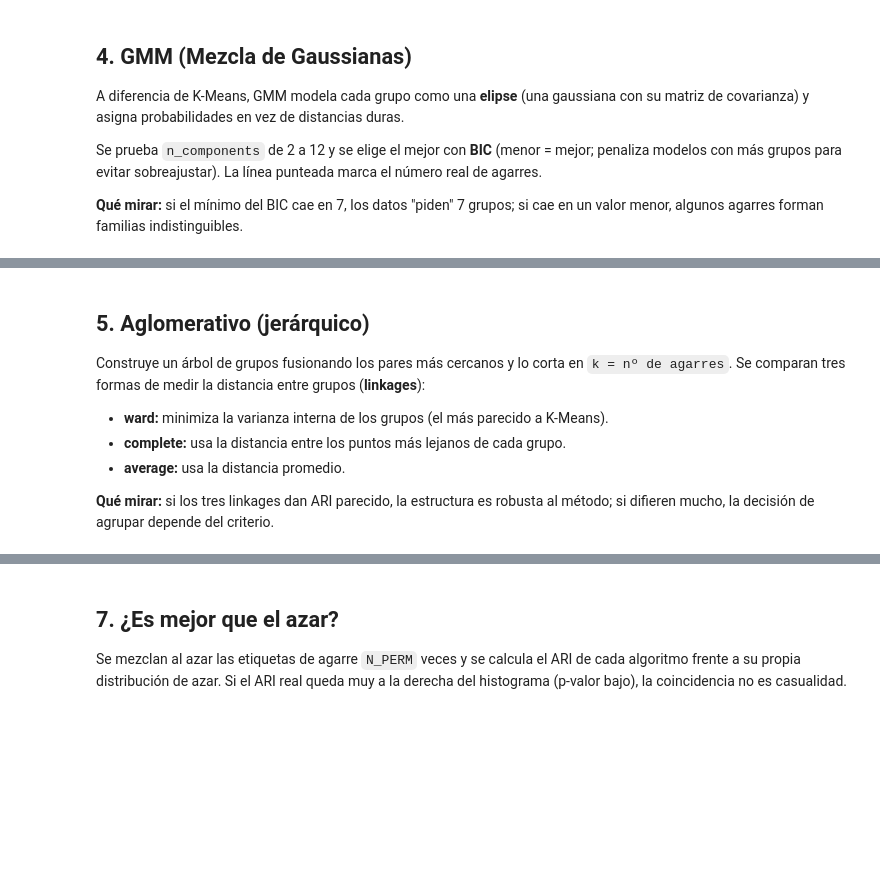
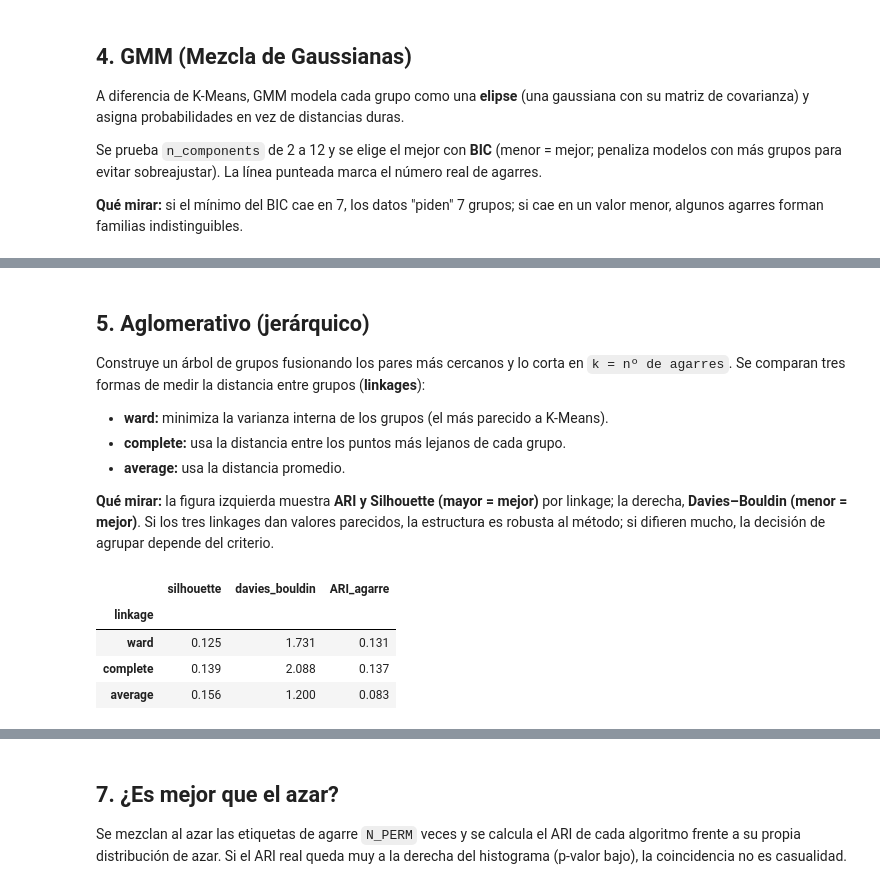
Before and after one commit to mariabda2/sEMG-ArmBand, a Jupyter notebook: notebooks/08_clustering.ipynb, the cells around one changed output, grey strips where cells are left out. Drawn from its saved outputs; the diff is of its cells as text; code cells hidden in the pictures; blank space fills up the shorter version.

```diff
--- a/notebooks/08_clustering.ipynb
+++ b/notebooks/08_clustering.ipynb
@@ -512,20 +638,27 @@ Se comparan tres formas de medir la distancia entre grupos (**linkages**):
 - **complete:** usa la distancia entre los puntos más lejanos de cada grupo.
 - **average:** usa la distancia promedio.
 
-**Qué mirar:** si los tres linkages dan ARI parecido, la estructura es robusta al método;
-si difieren mucho, la decisión de agrupar depende del criterio.
+**Qué mirar:** la figura izquierda muestra **ARI y Silhouette (mayor = mejor)** por linkage; la
+derecha, **Davies–Bouldin (menor = mejor)**. Si los tres linkages dan valores parecidos, la
+estructura es robusta al método; si difieren mucho, la decisión de agrupar depende del criterio.
 # %%
-agg_df, agg_labels, best_link = run_aglomerativo(X, y, groups, k=N_CLASSES)
+agg_df, agg_labels, best_link = run_aglomerativo(X, y, k=N_CLASSES)
 agg_best = agg_labels[best_link]
 agg_res = agg_df.loc[best_link]
 display(agg_df.round(3))
 plot_agg_linkages(agg_df)
 
-agg_title = (f'Aglomerativo ({best_link}, k={N_CLASSES}) — ARI={agg_res.ARI_agarre:.3f} | '
-             f'NMI={agg_res.NMI_agarre:.3f}')
+agg_title = (f'Aglomerativo ({best_link}, k={N_CLASSES}) — Sil={agg_res.silhouette:.3f} | '
+             f'DB={agg_res.davies_bouldin:.3f} | ARI={agg_res.ARI_agarre:.3f}')
 plot_contingency(agg_best, agg_title, 'aglomerativo_tabla')
 plot_clusters_2d(agg_best, agg_title, 'aglomerativo_2d')
 plot_clusters_3d(agg_best, agg_title, 'aglomerativo_3d')
+# %% [output]
+|  | silhouette | davies_bouldin | ARI_agarre |
+| linkage |  |  |  |
+| ward | 0.125 | 1.731 | 0.131 |
+| complete | 0.139 | 2.088 | 0.137 |
+| average | 0.156 | 1.200 | 0.083 |
 # %% [markdown]
 ## 6. HDBSCAN con min_samples explícito
 
```
Also changed, not shown: parts of 16 cells of this notebook, 1 other file.
